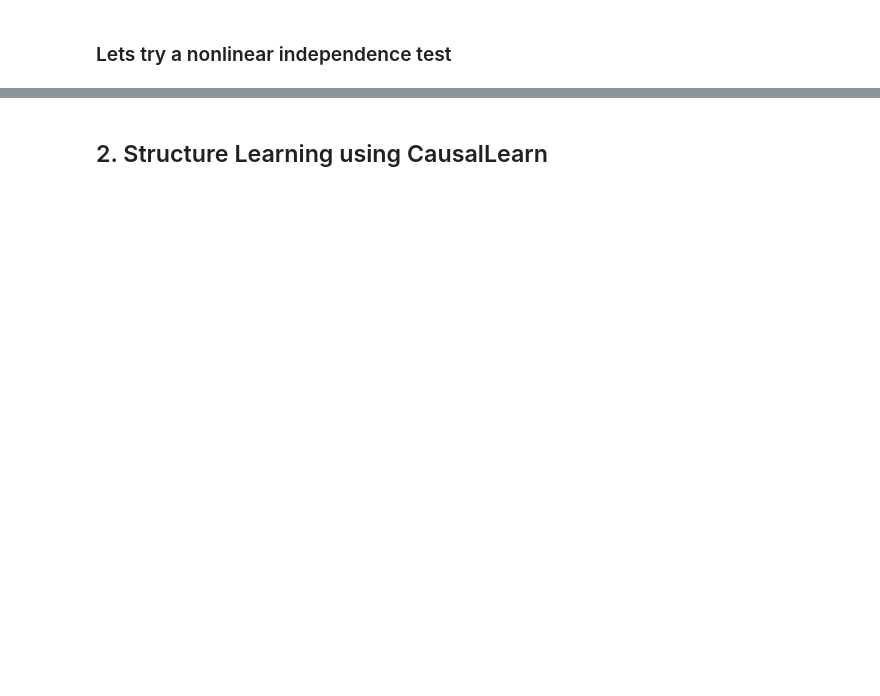
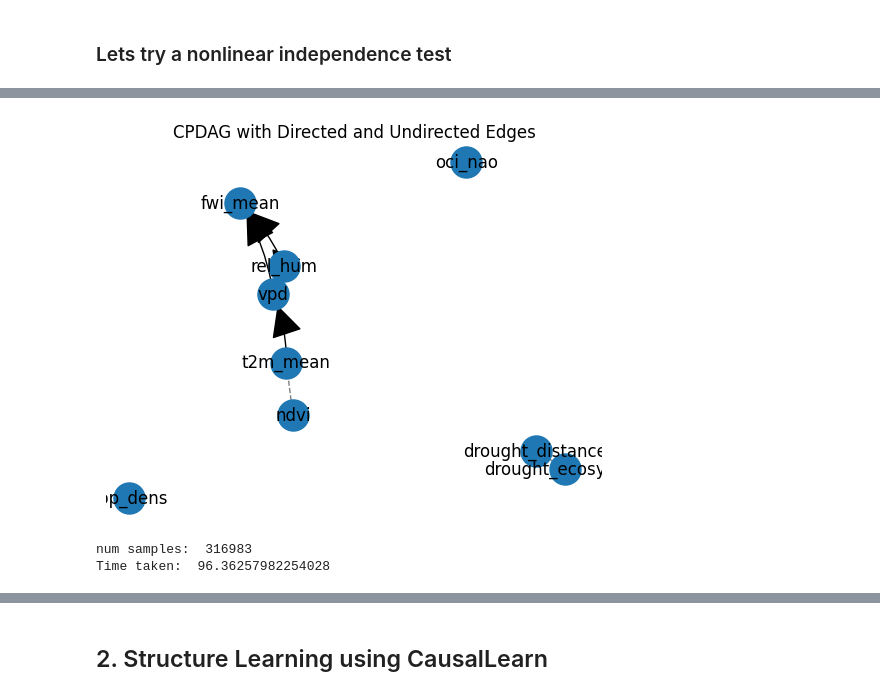
Before and after one commit to IPL-UV/casual_causality_course, a Jupyter notebook: material/week2/session1/notebooks/1_PC/causal_discovery_seasfire.ipynb, the cells around one changed output, grey strips where cells are left out. Saved outputs shown, nothing was run; the diff lists cells and outputs as text; code cells hidden in the pictures; blank space fills up the shorter version.

```diff
--- a/material/week2/session1/notebooks/1_PC/causal_discovery_seasfire.ipynb
+++ b/material/week2/session1/notebooks/1_PC/causal_discovery_seasfire.ipynb
@@ -165,3 +198,5 @@ g = pcMod.estimate(hypot_test=km, alpha=alpha)
+# %%
+g = res[-1]["cpdag"]
 # %%
 # get the adjacency matrix from edge and arc list
 arcs = g.arcs()
@@ -173,2 +219,4 @@ adjacency_matrix
 # %%
-draw_cpdag(arcs, edges, nodes)
+draw_cpdag(arcs, edges, nodes, node_size=500)
+# %% [output]
+[figure, added]
@@ -174,0 +239,6 @@ draw_cpdag(arcs, edges, nodes)
+# %%
+n = data.shape[0]
+res = run_nonlinearPC(data, n)
+# %% [output]
+num samples:  316983
+Time taken:  96.36257982254028
```
Also changed, not shown: parts of 48 cells of this notebook, 2 other files.
